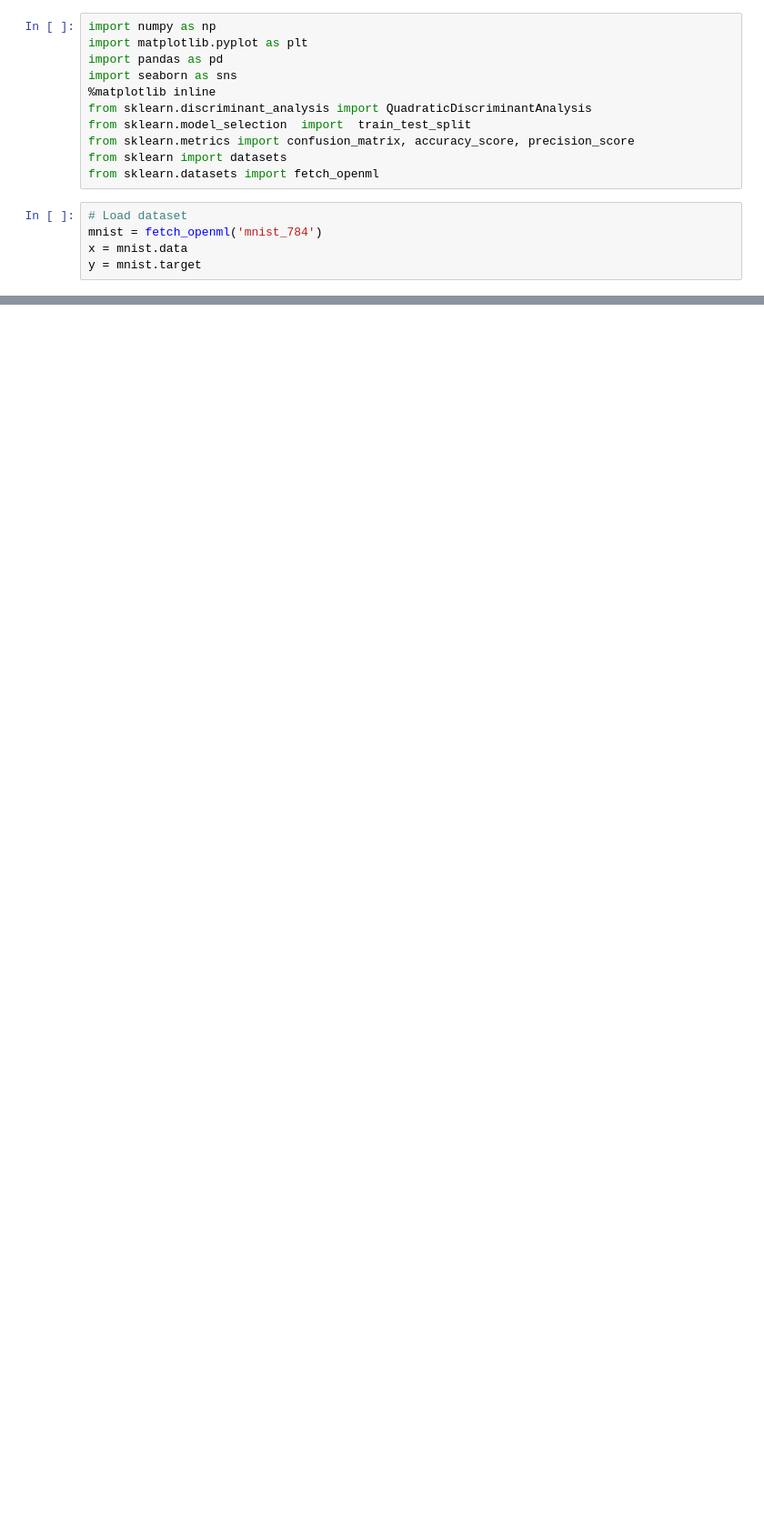
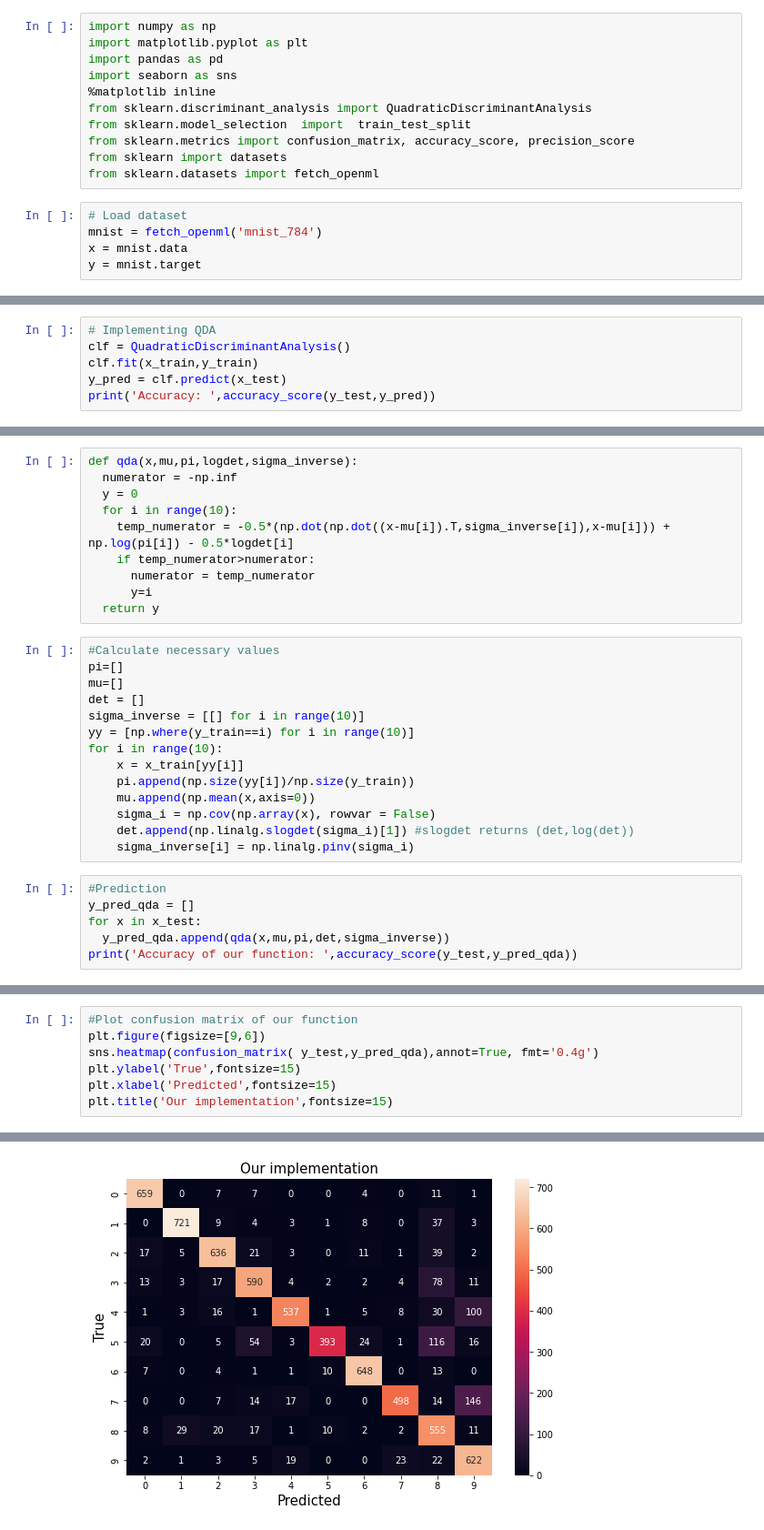
Before and after one commit to arkaprabha10/Machine-Learning, a Jupyter notebook: Lab 4/q3.ipynb, the cells around one changed output, grey strips where cells are left out. Shown at 91% size. Cells and saved outputs as stored; diff of their text form; blank space fills up the shorter version.

```diff
--- a/Lab 4/q3.ipynb
+++ b/Lab 4/q3.ipynb
@@ -40,0 +44,6 @@ Text(0.5, 33.0, 'Predicted')
+# %%
+# Implementing QDA
+clf = QuadraticDiscriminantAnalysis()
+clf.fit(x_train,y_train)
+y_pred = clf.predict(x_test)
+print('Accuracy: ',accuracy_score(y_test,y_pred))
@@ -40,0 +52,30 @@ Text(0.5, 33.0, 'Predicted')
+# %%
+def qda(x,mu,pi,logdet,sigma_inverse):
+  numerator = -np.inf
+  y = 0
+  for i in range(10):
+    temp_numerator = -0.5*(np.dot(np.dot((x-mu[i]).T,sigma_inverse[i]),x-mu[i])) + np.log(pi[i]) - 0.5*logdet[i]
+    if temp_numerator>numerator:
+      numerator = temp_numerator
+      y=i
+  return y
+# %%
+#Calculate necessary values
+pi=[]
+mu=[]
+det = []
+sigma_inverse = [[] for i in range(10)]
+yy = [np.where(y_train==i) for i in range(10)]
+for i in range(10):
+    x = x_train[yy[i]]
+    pi.append(np.size(yy[i])/np.size(y_train))
+    mu.append(np.mean(x,axis=0))
+    sigma_i = np.cov(np.array(x), rowvar = False)
+    det.append(np.linalg.slogdet(sigma_i)[1]) #slogdet returns (det,log(det))
+    sigma_inverse[i] = np.linalg.pinv(sigma_i)
+# %%
+#Prediction
+y_pred_qda = []
+for x in x_test:
+  y_pred_qda.append(qda(x,mu,pi,det,sigma_inverse))
+print('Accuracy of our function: ',accuracy_score(y_test,y_pred_qda))
@@ -40,0 +84,8 @@ Text(0.5, 33.0, 'Predicted')
+# %%
+#Plot confusion matrix of our function
+plt.figure(figsize=[9,6])
+sns.heatmap(confusion_matrix( y_test,y_pred_qda),annot=True, fmt='0.4g')
+plt.ylabel('True',fontsize=15)
+plt.xlabel('Predicted',fontsize=15)
+plt.title('Our implementation',fontsize=15)
+# %% [output]
@@ -40,0 +93 @@ Text(0.5, 33.0, 'Predicted')
+[figure, added]
```
Also changed, not shown: parts of 7 cells of this notebook, 2 other files.
